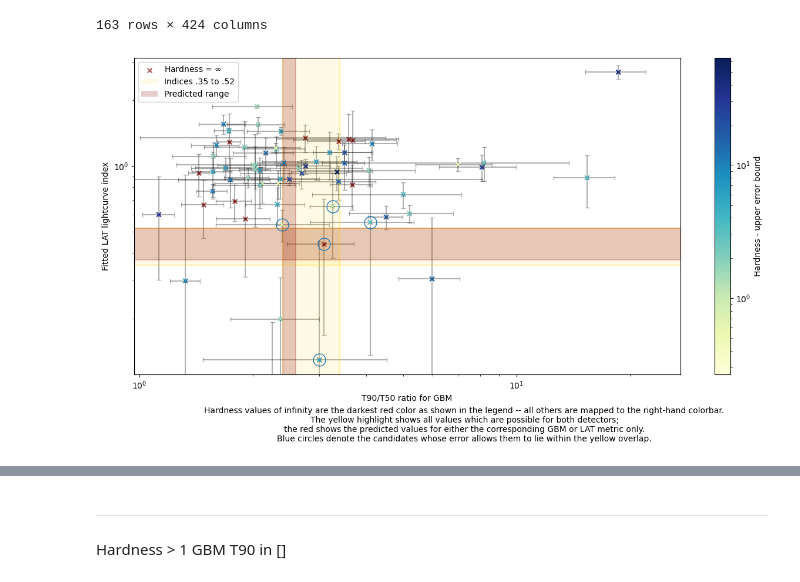
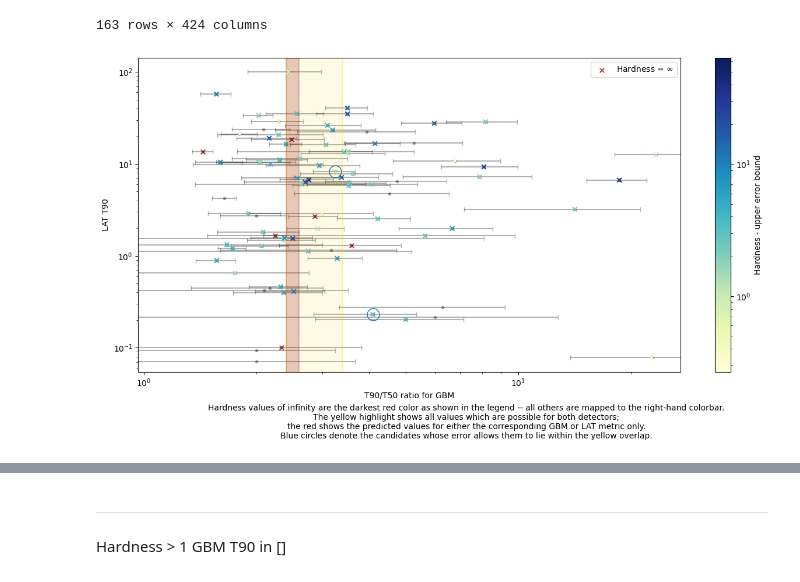
Before and after one commit to xboluna/Research, a Jupyter notebook: BHRad/GBM_Catalog_Searching/Widened_GRB_search.ipynb, the cells around one changed output, grey strips where cells are left out. Saved outputs shown, nothing was run; the diff lists cells and outputs as text; code cells hidden in the pictures.

```diff
--- a/BHRad/GBM_Catalog_Searching/Widened_GRB_search.ipynb
+++ b/BHRad/GBM_Catalog_Searching/Widened_GRB_search.ipynb
@@ -137,7 +137,7 @@ candidates = all_candidates.query('redshift == 0').dropna(subset = ['gbm_t9050']
 fig, ax = plt.subplots()
 
 # Plot the candidates with color by hardness
-sx = ax.scatter(candidates['gbm_t9050'], candidates['lat_spl_index1'], marker = 'x', \
+sx = ax.scatter(candidates['gbm_t9050'], candidates['lle_t90'], marker = 'x', \
     c=(candidates['hardness'] + candidates['hardness_error']), \
     s=30, cmap='YlGnBu', norm=matplotlib.colors.LogNorm(), zorder = 3)
 fig.colorbar(sx, ax=ax, label = 'Hardness - upper error bound', orientation = 'vertical')
@@ -146,7 +146,7 @@ fig.colorbar(sx, ax=ax, label = 'Hardness - upper error bound', orientation = 'v
 # We skip the candidates with 0 hardness because our models show that a source MUST have LAT appear BEFORE GBM
 inf = np.infty
 _ = candidates.query('hardness == @inf')
-ax.scatter(_['gbm_t9050'], _['lat_spl_index1'], color='darkred', marker='x', s=30, \
+ax.scatter(_['gbm_t9050'], _['lle_t90'], color='darkred', marker='x', s=30, \
     label = f'Hardness = $\infty$', alpha=.7, zorder = 4)
 
 
@@ -157,24 +157,24 @@ xl = fig.gca().get_xlim()
 yl = fig.gca().get_ylim()
 
 # Apply errorbars
-ax.errorbar(candidates['gbm_t9050'], candidates['lat_spl_index1'], \
-    xerr = candidates['gbm_t9050_error'], yerr = candidates['lat_spl_index1_error'], \
+ax.errorbar(candidates['gbm_t9050'], candidates['lle_t90'], \
+    xerr = candidates['gbm_t9050_error'], #, yerr = candidates['lat_spl_index1_error'], \
     fmt='o', linewidth=1.5, capsize=3, \
     color='black', markersize=3, alpha=.3, zorder = 1)
 
 
 # Show expected limits for each of the variables
-ax.axhspan(.35, .52, facecolor='gold', alpha=.1, label = 'Indices .35 to .52', zorder = 2)
+#ax.axhspan(.35, .52, facecolor='gold', alpha=.1, label = 'Indices .35 to .52', zorder = 2)
 ax.axvspan(2.4, 3.4, facecolor='gold', alpha=.1, zorder = 2)
-ax.axhspan(.37, .52, facecolor='darkred', alpha=.2, label = 'Predicted range', zorder = 2)
+#ax.axhspan(.37, .52, facecolor='darkred', alpha=.2, label = 'Predicted range', zorder = 2)
 ax.axvspan(2.4, 2.6, facecolor='darkred', alpha=.2, zorder = 2)
 # Just outline those spans
-ax.axhline(.35, color = 'gold', alpha = .3, zorder = 2)
-ax.axhline(.52, color = 'gold', alpha = .3, zorder = 2)
+# ax.axhline(.35, color = 'gold', alpha = .3, zorder = 2)
+# ax.axhline(.52, color = 'gold', alpha = .3, zorder = 2)
 ax.axvline(2.4, color = 'gold', alpha = .3, zorder = 2)
 ax.axvline(3.4, color = 'gold', alpha = .3, zorder = 2)
-ax.axhline(.37, color = 'darkred', alpha = .2, zorder = 2)
-ax.axhline(.52, color = 'darkred', alpha = .2, zorder = 2)
+# ax.axhline(.37, color = 'darkred', alpha = .2, zorder = 2)
+# ax.axhline(.52, color = 'darkred', alpha = .2, zorder = 2)
 ax.axvline(2.4, color = 'darkred', alpha = .2, zorder = 2)
 ax.axvline(2.6, color = 'darkred', alpha = .2, zorder = 2)
 
@@ -183,13 +183,13 @@ ax.axvline(2.6, color = 'darkred', alpha = .2, zorder = 2)
 ax.set_xlim(xl)
 ax.set_ylim(yl)
 ax.set_xlabel('T90/T50 ratio for GBM')
-ax.set_ylabel('Fitted LAT lightcurve index')
+ax.set_ylabel('LAT T90')
 ax.legend()
 
 names = ['GRB150702998', 'GRB091120191', 'GRB171210493', 'GRB110120666', 'GRB130325203']
 for name in names:
     it = all_candidates.loc[ all_candidates['name'] == name].iloc[0]
-    ax.plot(it['gbm_t9050'], it['lat_spl_index1'], color = 'C0', \
+    ax.plot(it['gbm_t9050'], it['lle_t90'], color = 'C0', \
         marker = '.', markerfacecolor = 'none', markersize = 30, zorder = 5)
 
 # top_3 = candidates.query('hardness_upper > 14.6 & hardness < 40.3').query('gbm_cat_t90 > 50')
@@ -216,33 +216,33 @@ for name in names:
 # ax.axhline(3.36, linestyle='-', color='blue', alpha=.4)#, label='Expected LAT/BGO hardness, upper')
 # ax.axhline(1.2, linestyle='-.', color='blue', alpha=.4)#, label='Expected LAT/BGO hardness, lower')
 # ax.axhspan(1.2, 3.36, facecolor='blue', alpha=.1, label = 'Expected LAT/BGO hardness')
 
 
 # # Previous estimation
 # ax.axvline(0.1, linestyle='--',  label = r'Previous search: $\tau$ = 0.1s', color='black', alpha=.4)
 
 # # GBM energies
 # ax.axvline(252, linestyle='--',  label = r'GBM BGO 1MeV', color='orange', alpha=.4)
 # ax.axvline(267, linestyle='-.',  label = r'GBM BGO 8keV', color='orange', alpha=.4)
 # ax.axvline(284, linestyle='-',  label = r'GBM NaI 200keV', color='orange', alpha=.4)
 # ax.axvline(183, linestyle='-',  label = r'LAT 20MeV', color='green', alpha=.4)
 
 # ax.axvspan(252, 284, color='orange', alpha=.1)
 
 # ax.legend()
 
 plt.figtext(0.5, -0.05, 'Hardness values of infinity are the darkest red color as shown in the legend -- all others are mapped to the right-hand colorbar.\n' + \
     'The yellow highlight shows all values which are possible for both detectors;\n' + \
     'the red shows the predicted values for either the corresponding GBM or LAT metric only.\n' + \
     'Blue circles denote the candidates whose error allows them to lie within the yellow overlap.', \
     wrap=True, horizontalalignment='center', fontsize=10)
 
 #ax.set_title('GBM T90 vs. Hardness upper-bound')
 
 fig.set_figwidth(15)
 fig.set_figheight(7)
-fig.savefig('Ratio+Index+Hardness.png', dpi=500)
+#fig.savefig('Ratio+Index+Hardness.png', dpi=500)
 fig.show()
 # %% [output]
-[figure, old version]
+[figure, new version]
 # %%
```
Also changed, not shown: parts of 2 cells of this notebook, 3 other files.
